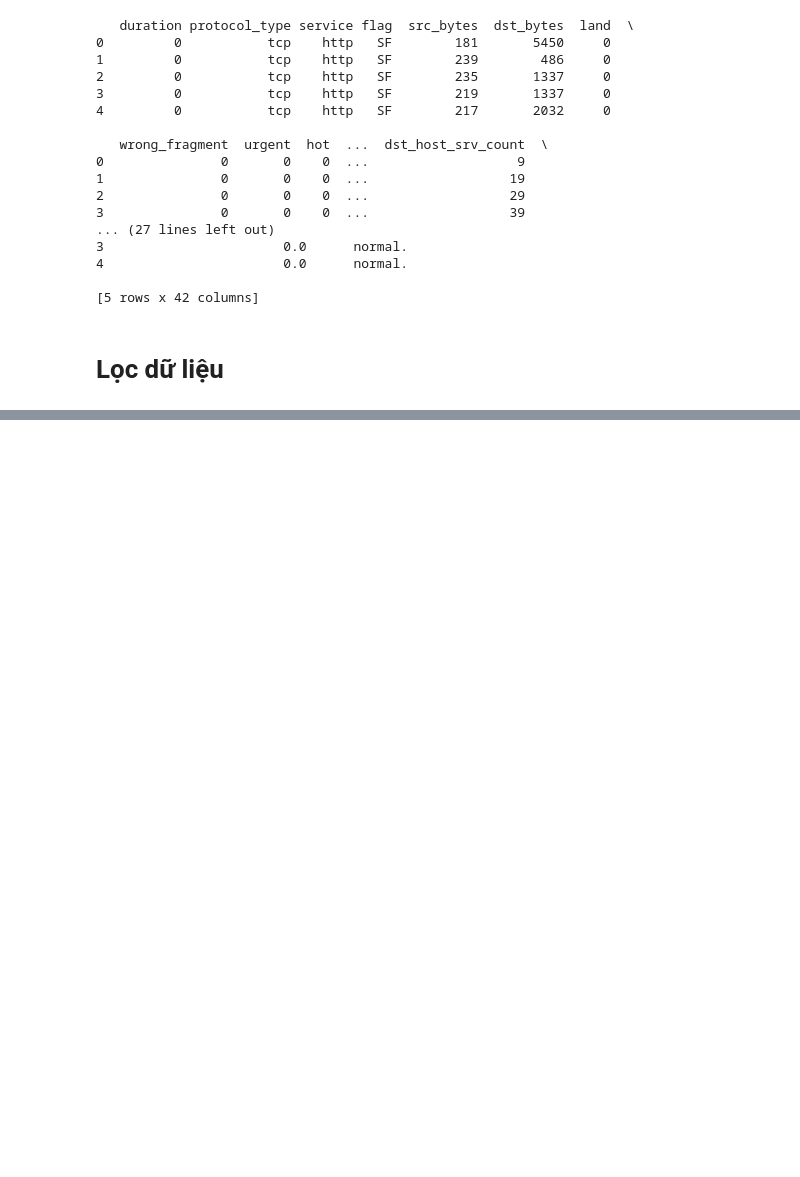
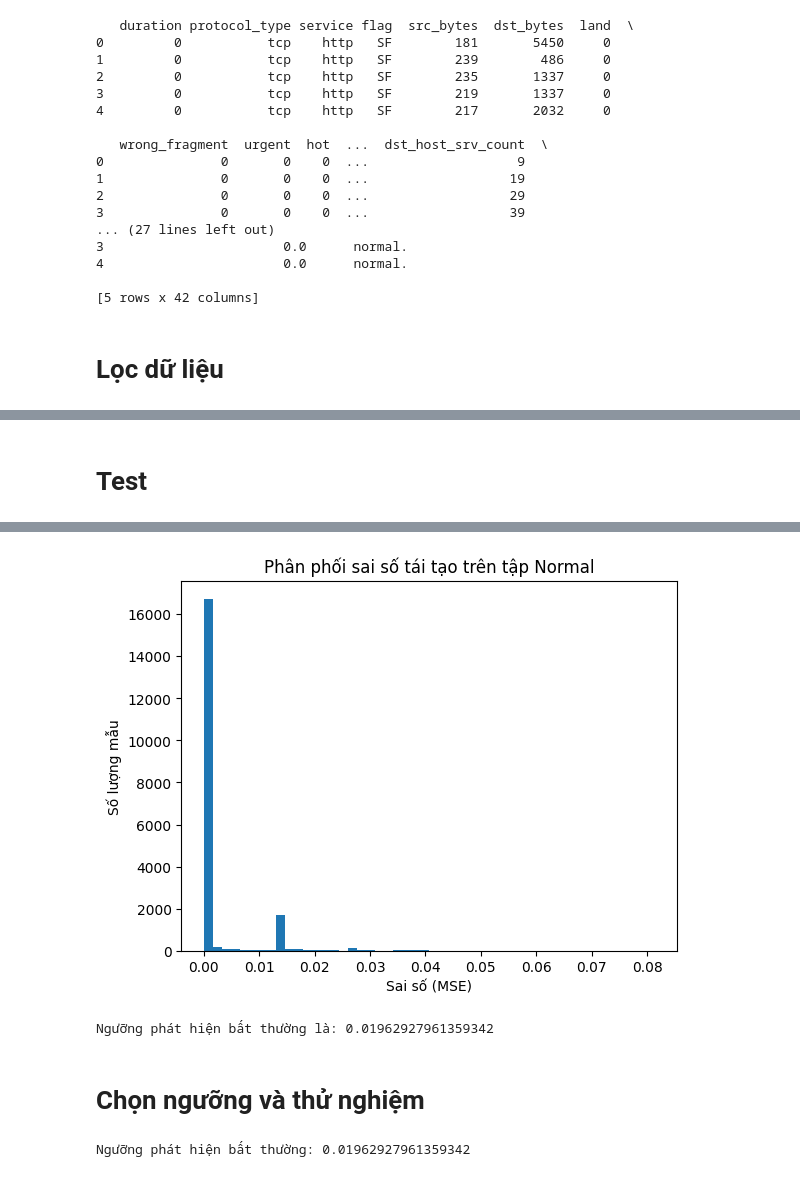
Before and after one commit to tuhaovan917-ship-it/thuc_hanh_deeplearning, a Jupyter notebook: buoi4.ipynb, the cells around one changed output, grey strips where cells are left out. Saved outputs shown, nothing was run; the diff lists cells and outputs as text; code cells hidden in the pictures; blank space fills up the shorter version.

```diff
--- a/buoi4.ipynb
+++ b/buoi4.ipynb
@@ -52,7 +50,7 @@ print(df.head())
 df_normal = df[df['attack_type'] == 'normal.']
 
 # Bỏ cột nhãn 'attack_type' vì Autoencoder chỉ học trên dữ liệu bình thường
-df_nromal = df_normal.drop('attack_type', axis=1)
+df_normal = df_normal.drop('attack_type', axis=1)
 
 print('Số lượng bản ghi bình thường:', len(df_normal))
 print('Số lượng cột còn lại:', df_normal.shape[1])
@@ -61,0 +62,7 @@ Số lượng cột còn lại: 42
+# %%
+# Chuyển các cột chữ thành các cột nhị phân (0 hoặc 1)
+df_encoded = pd.get_dummies(df_normal, columns=['protocol_type', 'service', 'flag'])
+
+# Kiểm tra thử kết quả
+print("Số lượng cột sau khi encoding:", df_encoded.shape[1])
+print(df_encoded.head())
@@ -61,0 +107,5 @@ Số lượng cột còn lại: 42
+# %%
+from sklearn.model_selection import train_test_split
+
+# Tách 80% train, 20% test
+train_data, test_data = train_test_split(data_scaled, test_size=0.2, random_state=42)
@@ -61,0 +160,9 @@ Số lượng cột còn lại: 42
+# %%
+history = autoencoder.fit(
+    train_data,         # Dữ liệu đầu vào
+    train_data,         # Dữ liệu đầu ra
+    epochs=20,           # Số lượng vòng lặp (mỗi epoch mô hình sẽ quét qua toàn bộ dữ liệu)
+    batch_size=512,      # Số lượng mẫu mỗi lần cập nhật trọng số
+    shuffle=True,        # Xáo trộn dữ liệu để mô hình học tốt hơn
+    validation_split=0.2 # Dùng 20% dữ liệu để kiểm tra chéo trong khi học
+)
@@ -61,0 +187,23 @@ Số lượng cột còn lại: 42
+# %% [markdown]
+# Test
+# %%
+import numpy as np
+
+# 1. Dự đoán trên tập test
+test_predictions = autoencoder.predict(test_data)
+
+# 2. Tính sai số (MSE) cho từng dòng
+mse = np.mean(np.power(test_data - test_predictions, 2), axis=1)
+
+# 3. Xem phân phối sai số để chọn ngưỡng
+import matplotlib.pyplot as plt
+plt.hist(mse, bins=50)
+plt.title("Phân phối sai số tái tạo trên tập Normal")
+plt.xlabel("Sai số (MSE)")
+plt.ylabel("Số lượng mẫu")
+plt.show()
+
+# 4. Tính ngưỡng (ví dụ: lấy trung bình + 3 lần độ lệch chuẩn)
+threshold = np.mean(mse) + 3 * np.std(mse)
+print(f"Ngưỡng phát hiện bất thường là: {threshold}")
+# %% [output]
@@ -61,0 +211,10 @@ Số lượng cột còn lại: 42
+[figure, added]
+Ngưỡng phát hiện bất thường là: 0.01962927961359342
+# %% [markdown]
+# Chọn ngưỡng và thử nghiệm
+# %%
+# Tính ngưỡng: lấy trung bình + 3 lần độ lệch chuẩn
+threshold = np.mean(mse) + 3 * np.std(mse)
+print(f"Ngưỡng phát hiện bất thường: {threshold}")
+# %% [output]
+Ngưỡng phát hiện bất thường: 0.01962927961359342
```
Also changed, not shown: parts of 14 cells of this notebook.
